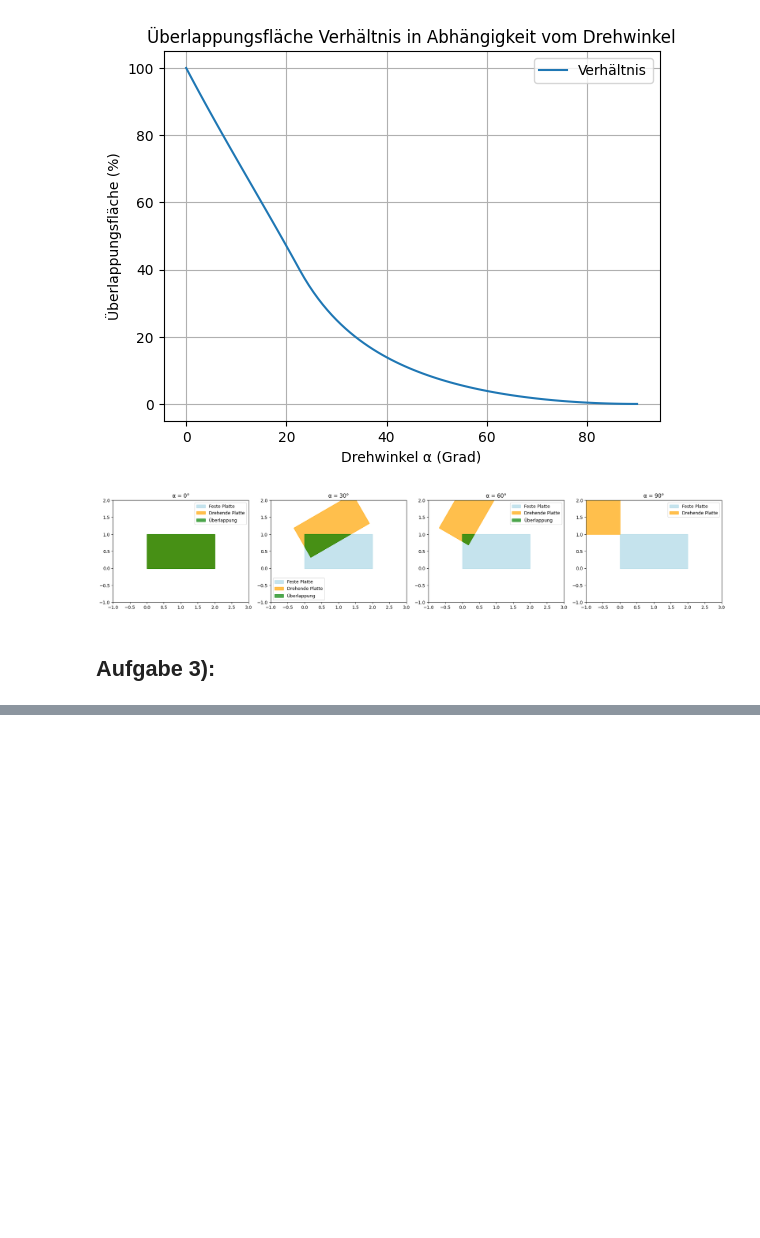
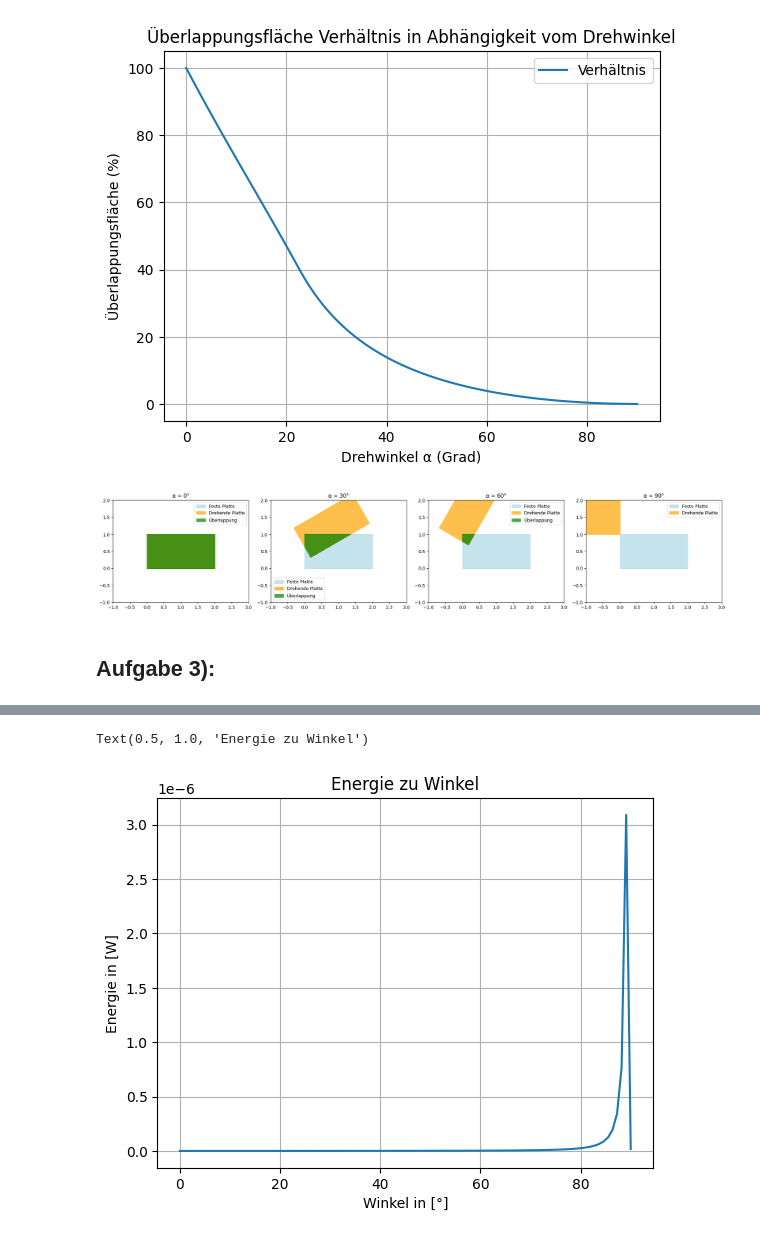
Before and after one commit to HansPeter21/COP_Elektrostatik, a Jupyter notebook: Projekt_ES_Albertin_Schegg.ipynb, the cells around one changed output, grey strips where cells are left out. Saved outputs shown, nothing was run; the diff lists cells and outputs as text; code cells hidden in the pictures; blank space fills up the shorter version.

```diff
--- a/Projekt_ES_Albertin_Schegg.ipynb
+++ b/Projekt_ES_Albertin_Schegg.ipynb
@@ -315,0 +122,12 @@ results(nx,ny,x,y,u,v,u0,rho)
+# %%
+C = np.where(C == 0, 10**(-14), C)
+# %%
+W = 1/2*Q**2/C # Energie in [W]
+plt.plot(alpha[0,:],W[0,:])
+plt.grid()
+plt.ylabel("Energie in [W]")
+plt.xlabel("Winkel in [°]")
+plt.title("Energie zu Winkel")
+# %% [output]
+Text(0.5, 1.0, 'Energie zu Winkel')
+[figure, added]
```
Also changed, not shown: parts of 10 cells of this notebook.
